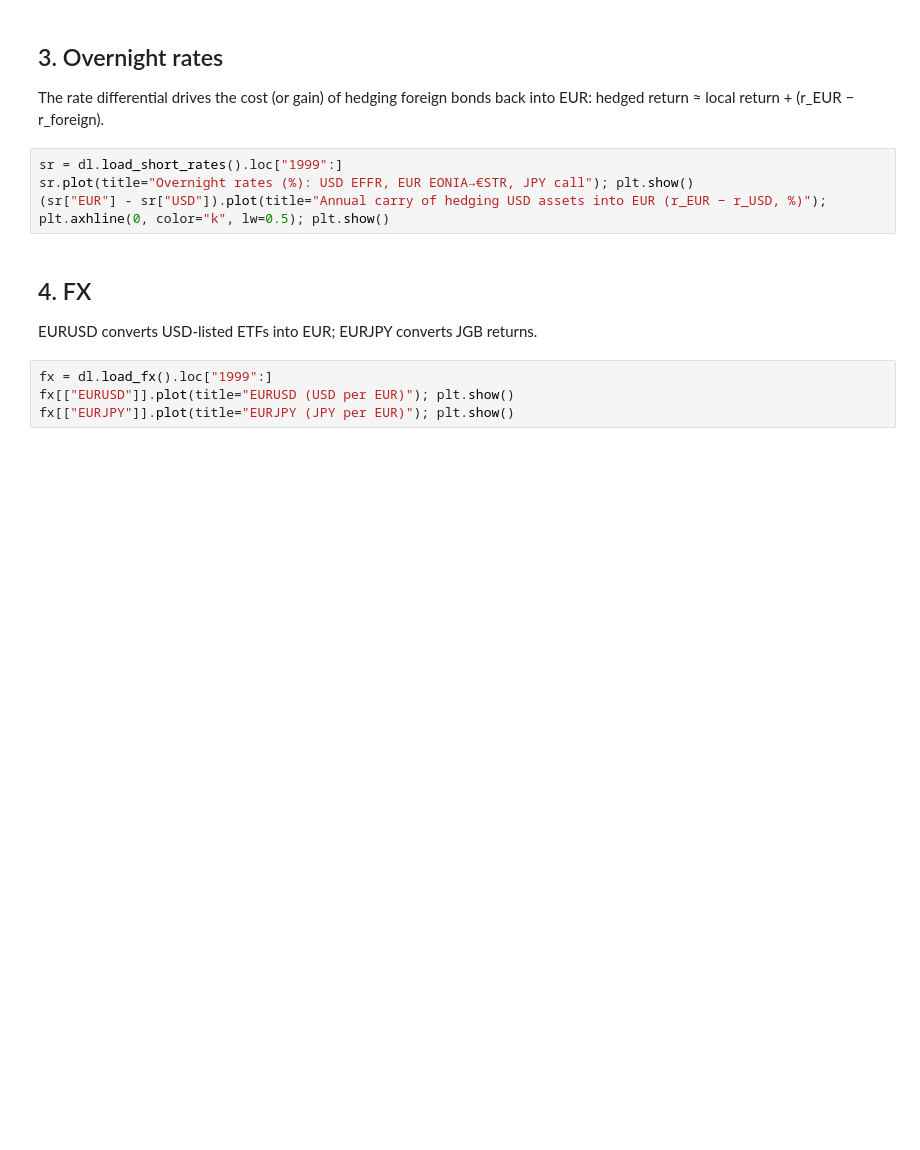
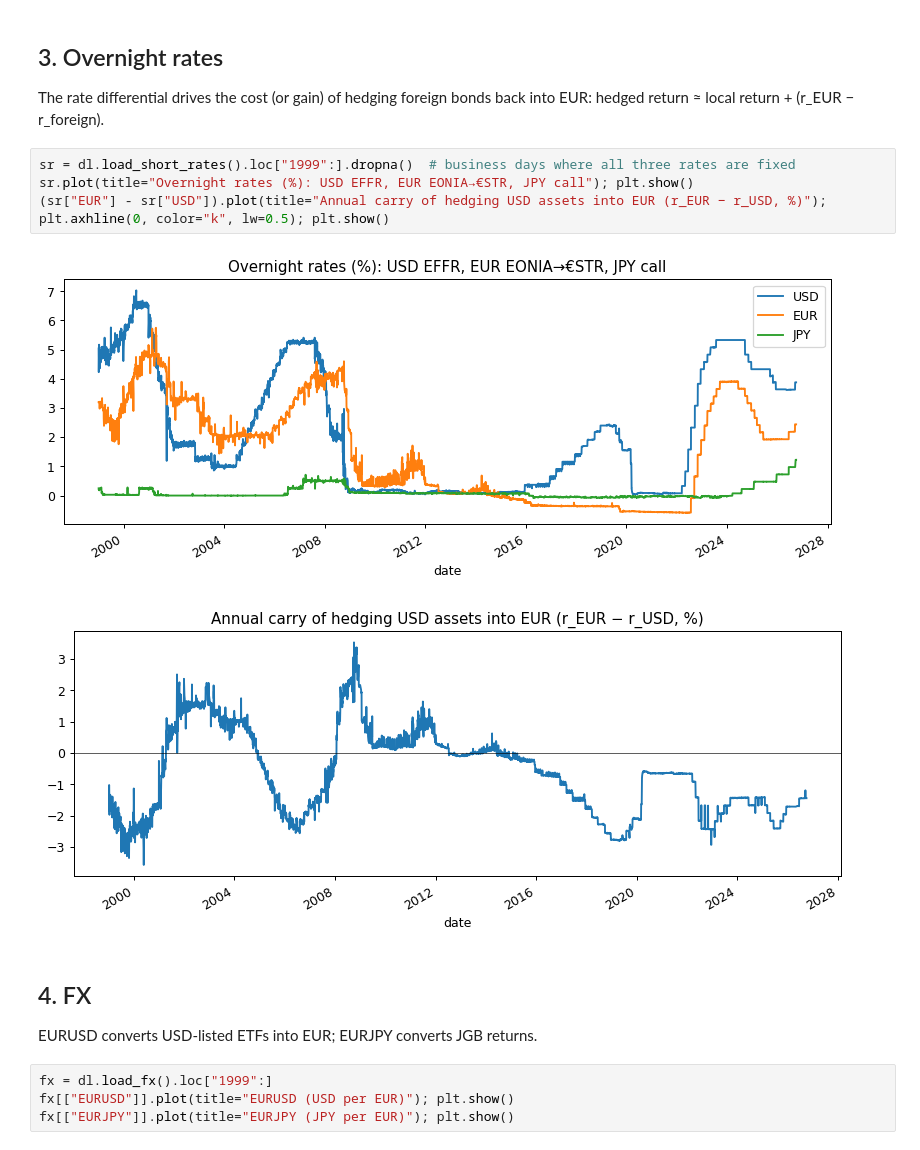
Before and after one commit to jskim-quant/risk-portfolio, a Jupyter notebook: 02_multi_asset_portfolio_risk/notebooks/01_data_pipeline.ipynb, the cells around one changed output. Saved outputs shown, nothing was run; the diff lists cells and outputs as text; blank space fills up the shorter version.

```diff
--- a/02_multi_asset_portfolio_risk/notebooks/01_data_pipeline.ipynb
+++ b/02_multi_asset_portfolio_risk/notebooks/01_data_pipeline.ipynb
@@ -55,9 +74,12 @@ ax = ten_y.plot(title="10Y government yields (%)"); ax.axhline(0, color="k", lw=
 
 The rate differential drives the cost (or gain) of hedging foreign bonds back into EUR: hedged return ≈ local return + (r_EUR − r_foreign).
 # %%
-sr = dl.load_short_rates().loc["1999":]
+sr = dl.load_short_rates().loc["1999":].dropna()  # business days where all three rates are fixed
 sr.plot(title="Overnight rates (%): USD EFFR, EUR EONIA→€STR, JPY call"); plt.show()
 (sr["EUR"] - sr["USD"]).plot(title="Annual carry of hedging USD assets into EUR (r_EUR − r_USD, %)"); plt.axhline(0, color="k", lw=0.5); plt.show()
+# %% [output]
+[figure, added]
+[figure, added]
 # %% [markdown]
 ## 4. FX
 
```
Also changed, not shown: parts of 8 cells of this notebook.
